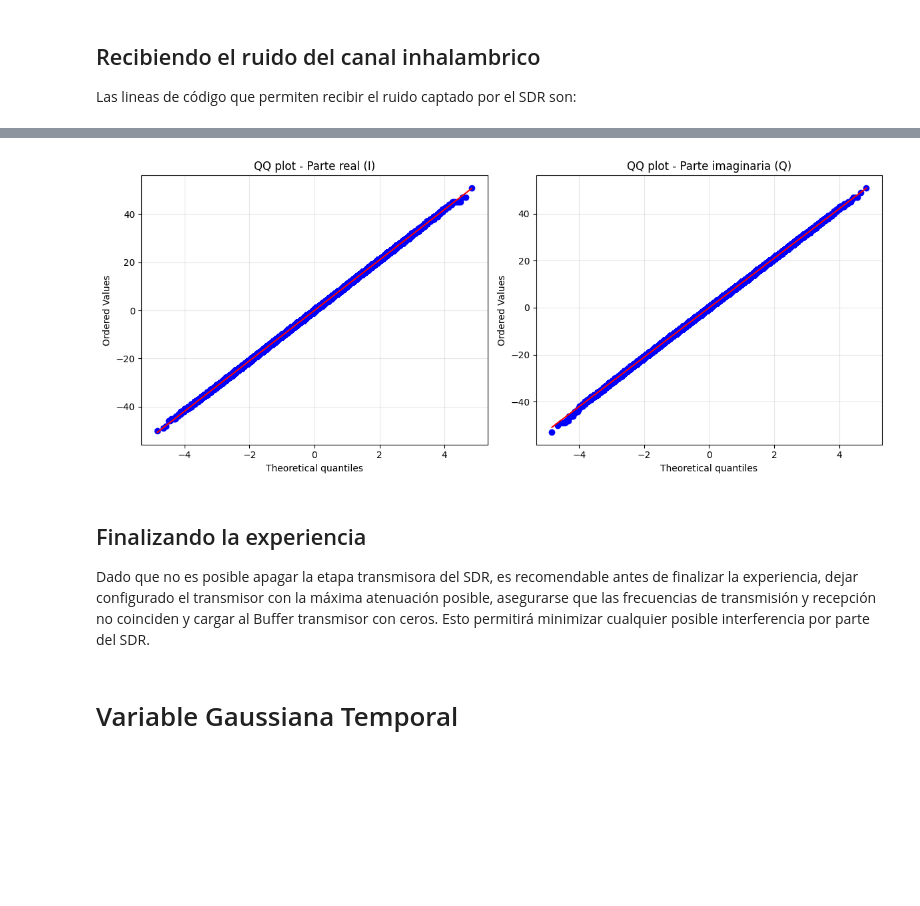
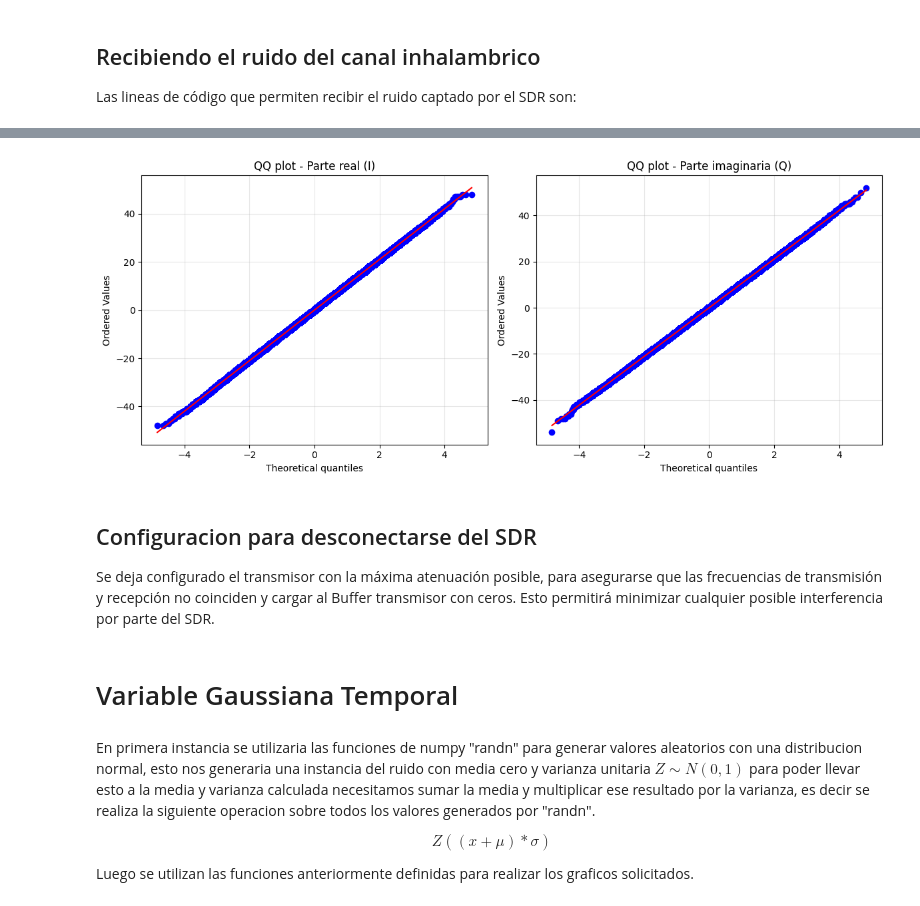
Before and after one commit to Agustin-Tosolini/digital_communication_TertulIA, a Jupyter notebook: TP2/program/noise_characterization.ipynb, the cells around one changed output, grey strips where cells are left out. Drawn from its saved outputs; the diff is of its cells as text; code cells hidden in the pictures; blank space fills up the shorter version.

```diff
--- a/TP2/program/noise_characterization.ipynb
+++ b/TP2/program/noise_characterization.ipynb
@@ -60,2 +69,0 @@ El segundo parámetro de configuración a describir es el "sdr.sample_rate". Est
-# %%
-sdr.sample_rate = samplingRate  # Sample rate RX and TX paths[Samples/Sec]
@@ -71,4 +69,0 @@ sdr.rx_rf_bandwidth = int(RxRfBw)  # Bandwidth of front-end analog filter of RX
-# %%
-sdr.tx_hardwaregain_chan0   = TxAtten # Attenuation applied to TX path, valid range is -90 to 0 dB [dB]
-sdr.rx_hardwaregain_chan0   = RxHardwareGain   # Gain applied to RX path. Only applicable when gain_control_mode is set to 'manual'
-sdr.gain_control_mode_chan0 = GainControlModes # Receive path AGC Options: slow_attack, fast_attack, manual
@@ -276,23 +274,23 @@ plotSpect(rxSignal,samplingRate)
+# %%
+def plotQQ(I, Q):
+    fig, ax = plt.subplots(1, 2, figsize=(12, 5))
+
+    # QQ plot para I
+    stats.probplot(I, dist="norm", plot=ax[0])
+    ax[0].set_title("QQ plot - Parte real (I)")
+    ax[0].grid(True, alpha=0.3)
+
+    # QQ plot para Q
+    stats.probplot(Q, dist="norm", plot=ax[1])
+    ax[1].set_title("QQ plot - Parte imaginaria (Q)")
+    ax[1].grid(True, alpha=0.3)
+
+    plt.tight_layout()
+    plt.show()
 # %%
-# Tomar canal 0 si rxSignal viene en lista/tupla
-x = rxSignal[0] if isinstance(rxSignal, (list, tuple)) else rxSignal
+I = np.real(noise)
+Q = np.imag(noise)
 
-I = np.real(x)
-Q = np.imag(x)
-
-fig, ax = plt.subplots(1, 2, figsize=(12, 5))
-
-# QQ plot para I
-stats.probplot(I, dist="norm", plot=ax[0])
-ax[0].set_title("QQ plot - Parte real (I)")
-ax[0].grid(True, alpha=0.3)
-
-# QQ plot para Q
-stats.probplot(Q, dist="norm", plot=ax[1])
-ax[1].set_title("QQ plot - Parte imaginaria (Q)")
-ax[1].grid(True, alpha=0.3)
-
-plt.tight_layout()
-plt.show()
+plotQQ(I, Q)
 # %% [output]
-[figure, old version]
+[figure, new version]
@@ -305,4 +297,4 @@ plt.show()
 # %% [markdown]
-## Finalizando la experiencia
-Dado que no es posible apagar la etapa transmisora del SDR, es recomendable antes de finalizar la experiencia, dejar configurado el transmisor con la máxima atenuación posible, asegurarse que las frecuencias de transmisión y recepción no coinciden y cargar al Buffer transmisor con ceros. Esto permitirá minimizar cualquier posible interferencia por parte del SDR.
+## Configuracion para desconectarse del SDR
+Se deja configurado el transmisor con la máxima atenuación posible, para asegurarse que las frecuencias de transmisión y recepción no coinciden y cargar al Buffer transmisor con ceros. Esto permitirá minimizar cualquier posible interferencia por parte del SDR.
 # %%
@@ -317,3 +308,9 @@ sdr.tx(np.zeros(2048))
 del(sdr)
 # %% [markdown]
 # Variable Gaussiana Temporal
+# %% [markdown]
+En primera instancia se utilizaria las funciones de numpy "randn" para generar valores aleatorios con una distribucion normal, esto nos generaria una instancia del ruido con media cero y varianza unitaria $Z \sim N(0,1)$ para poder llevar esto a la media y varianza calculada necesitamos sumar la media y multiplicar ese resultado por la varianza, es decir se realiza la siguiente operacion sobre todos los valores generados por "randn".
+
+$$ Z((x+\mu)*\sigma) $$
+
+Luego se utilizan las funciones anteriormente definidas para realizar los graficos solicitados.
```
Also changed, not shown: parts of 44 cells of this notebook.
